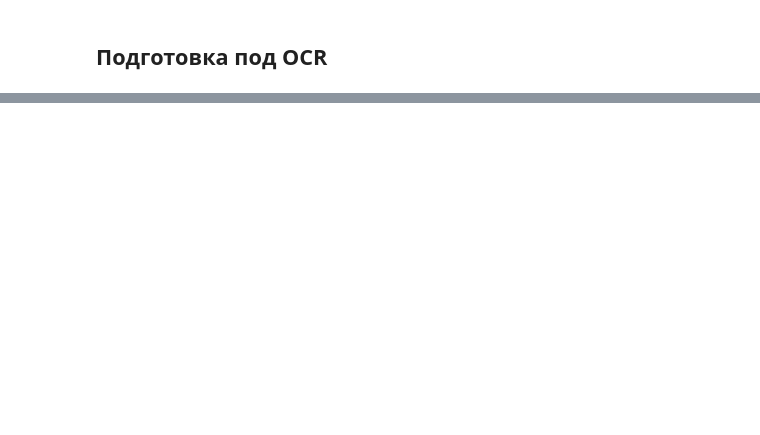
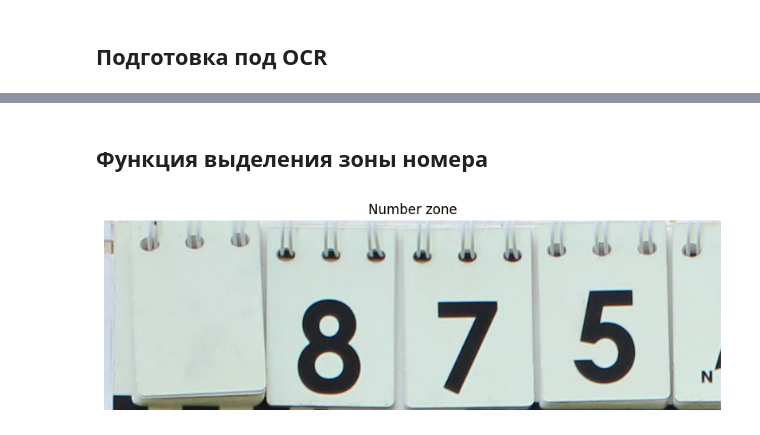
Before and after one commit to Schwarzepolizei/plate-recognition, a Jupyter notebook: notebooks/03_ocr_pipeline.ipynb, the cells around one changed output, grey strips where cells are left out. Saved outputs shown, nothing was run; the diff lists cells and outputs as text; code cells hidden in the pictures; blank space fills up the shorter version.

```diff
--- a/notebooks/03_ocr_pipeline.ipynb
+++ b/notebooks/03_ocr_pipeline.ipynb
@@ -207,0 +354,19 @@ show_image(plate_thresh, title="Plate threshold 130", figsize=(10, 4), cmap="gra
+# %% [markdown]
+## Функция выделения зоны номера
+# %%
+def extract_number_zone(plate_bgr):
+    h, w = plate_bgr.shape[:2]
+
+    x1 = int(w * 0.06)   # убираем левую подпись
+    x2 = int(w * 0.84)   # убираем правую стрелку
+    y1 = int(h * 0.18)   # немного сверху отступ
+    y2 = int(h * 0.78)   # убираем нижнюю шкалу
+
+    return plate_bgr[y1:y2, x1:x2]
+# %%
+number_zone_bgr = extract_number_zone(plate_bgr_norm)
+number_zone_rgb = cv2.cvtColor(number_zone_bgr, cv2.COLOR_BGR2RGB)
+
+show_image(number_zone_rgb, title="Number zone", figsize=(10, 4))
+# %% [output]
+[figure, added]
```
Also changed, not shown: parts of 48 cells of this notebook.
